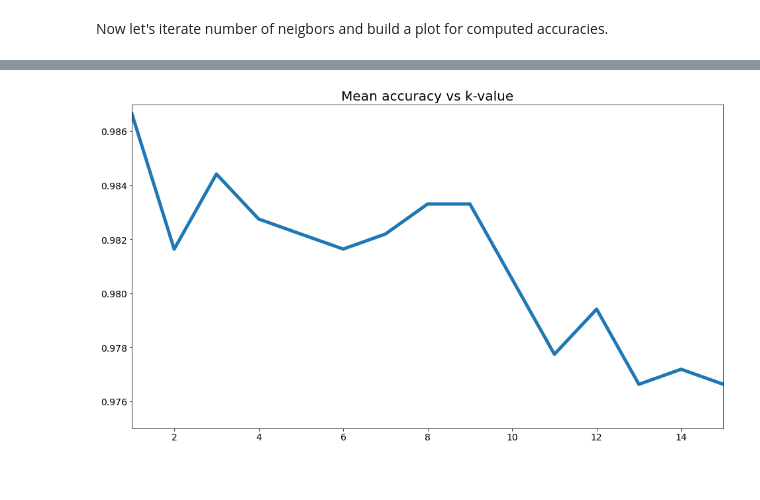
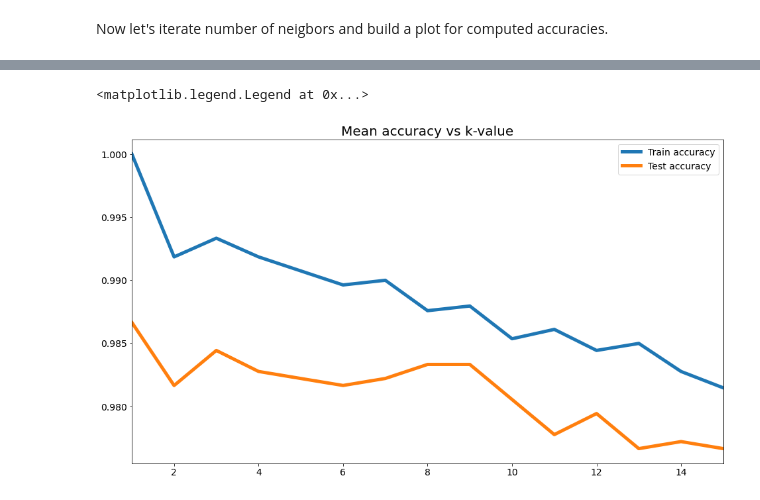
Before and after one commit to 0ld-dancer/dq_projects, a Jupyter notebook: 14. A Handwritten Digits Classifier/digits_classifier.ipynb, the cells around one changed output, grey strips where cells are left out. Drawn from its saved outputs; the diff is of its cells as text; code cells hidden in the pictures.

```diff
--- a/14. A Handwritten Digits Classifier/digits_classifier.ipynb
+++ b/14. A Handwritten Digits Classifier/digits_classifier.ipynb
@@ -63,16 +63,24 @@ from sklearn.neighbors import KNeighborsClassifier
 from sklearn.model_selection import KFold
 from sklearn.metrics import accuracy_score
 
-def train_test(train_set, test_set, k):
+def train_test(train_set, test_set, k, how='train'):
     #trains and tests k-nearest neighbors models with different k
 
     knn = KNeighborsClassifier(n_neighbors=k)
     knn.fit(train_set.iloc[:, :-1], train_set['target'])
-    prediction = knn.predict(test_set.iloc[:, :-1])
 
-    return prediction
+    #uses train or test sets in predict() depending on how
+    if how == 'train':
+        prediction = knn.predict(train_set.iloc[:, :-1])
+        accuracy = accuracy_score(train_set['target'], prediction)
+        return accuracy
 
-def cross_validate(data, k):
+    elif how == 'test':
+        prediction = knn.predict(test_set.iloc[:, :-1])
+        accuracy = accuracy_score(test_set['target'], prediction)
+        return accuracy
+
+def cross_validate(data, k, how='train'):
     #performs 4-fold cross validation using train() and test()
     #returns overall accuracy
 
@@ -87,9 +95,7 @@ def cross_validate(data, k):
         train_set = data.iloc[train_index]
         test_set = data.iloc[test_index]
 
-        prediction = train_test(train_set, test_set, k)
-
-        accuracy = accuracy_score(test_set['target'], prediction)
+        accuracy = train_test(train_set, test_set, k, how)
         accuracies.append(accuracy)
 
     return np.mean(accuracies)
@@ -100,13 +106,15 @@ cross_validate(digits.frame, 5)
 # %% [markdown]
 Now let's iterate number of neigbors and build a plot for computed accuracies.
 # %%
-k_accuracy = {}
+knn_accuracies = pd.DataFrame(index=range(1,16), columns=['train', 'test'])
 
-k_nums = range(1,16)
+methods = ['train', 'test']
 
-for k in k_nums:
-    accuracy = cross_validate(digits.frame, k)
-    k_accuracy[k] = accuracy
+#Iterate over both methods and 15 neigbors numbers
+for how in methods:
+    for k in range(1,16):
+        accuracy = cross_validate(digits.frame, k, how)
+        knn_accuracies.loc[k, how] = accuracy
 
-k_accuracy
+knn_accuracies
 # %% [output]
@@ -128,16 +137,19 @@ k_accuracy
 # %%
 fig, ax = plt.subplots(figsize=(16,9))
-ax.plot(k_accuracy.keys(),
-        k_accuracy.values(),
-       lw=5)
+
+for col in knn_accuracies.columns:
+    ax.plot(knn_accuracies[col],
+           lw=5)
 
 #decorations
 ax.set_xlim(1, 15)
-ax.set_ylim(0.975, 0.987)
 ax.set_title('Mean accuracy vs k-value', fontsize=20)
 ax.tick_params(labelsize=14)
+ax.legend(['Train accuracy', 'Test accuracy'],
+         fontsize=14)
 # %% [output]
+<matplotlib.legend.Legend at 0x...>
-[figure, old version]
+[figure, new version]
 # %% [markdown]
 It seems the best result is **0.986** with **k=1**. Increasing k-value doesn't make our predictions more accurate.
 
```
Also changed, not shown: parts of 9 cells of this notebook.
